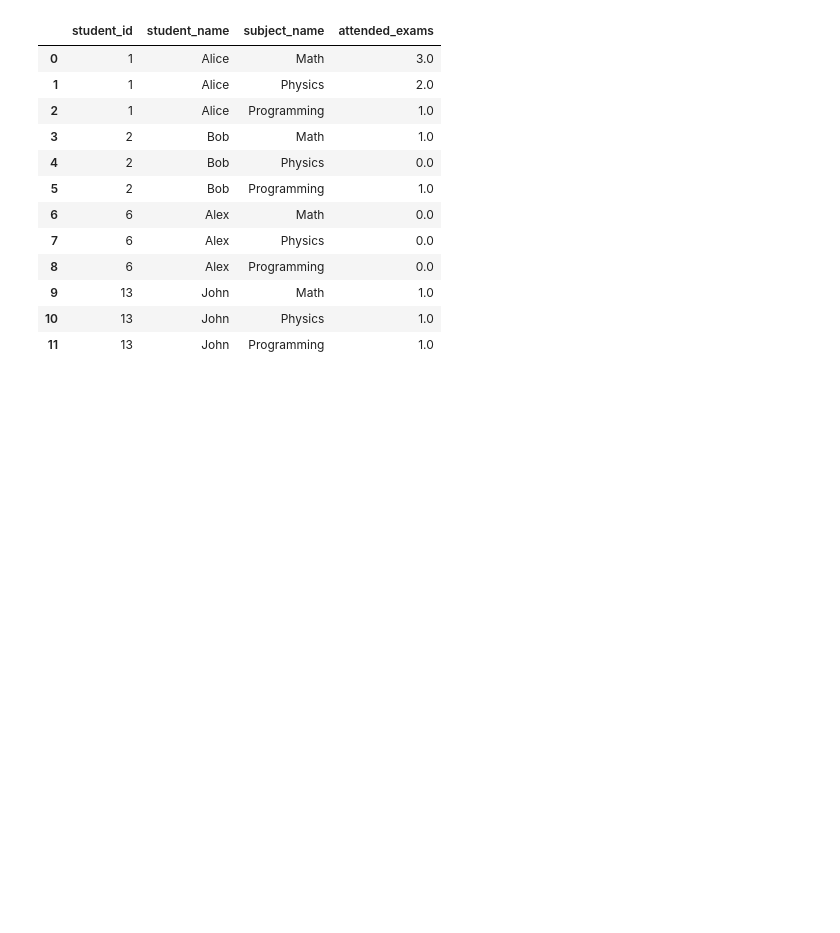
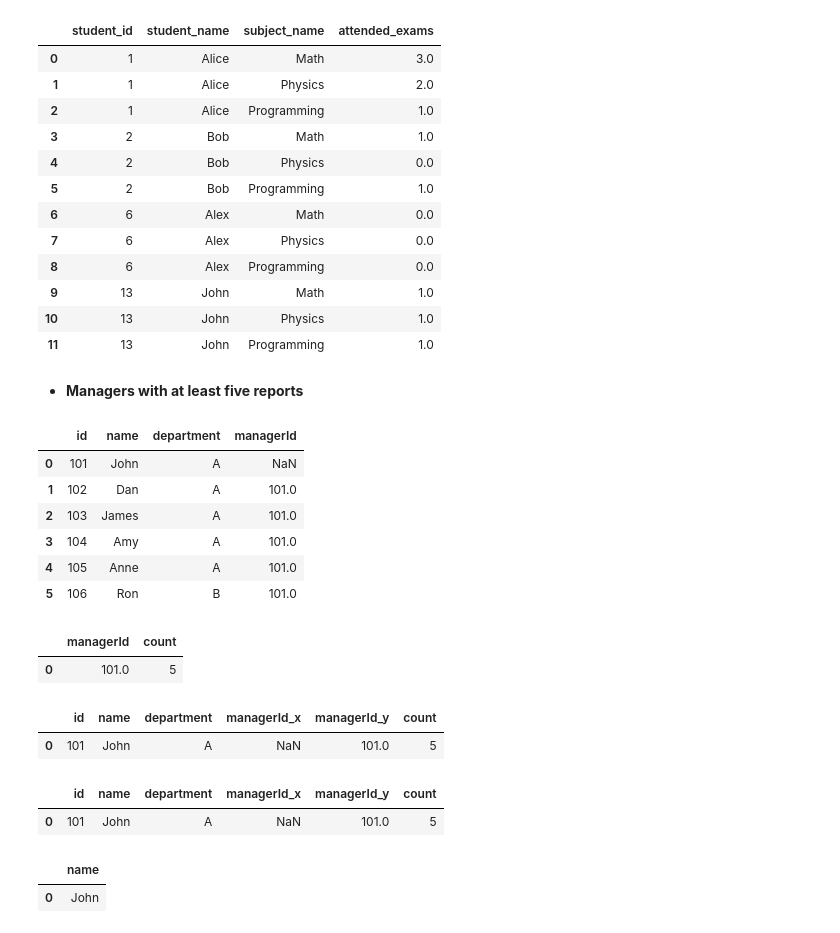
Before and after one commit to ShahriarHA/The-Pandas--Playground, a Jupyter notebook: leetCode4.ipynb, the cells around one changed output. Drawn from its saved outputs; the diff is of its cells as text; code cells hidden in the pictures; blank space fills up the shorter version.

Commit message:
Managers with at least five reports --leetcode(DataIntegration_done)

```diff
--- a/leetCode4.ipynb
+++ b/leetCode4.ipynb
@@ -297,3 +297,21 @@ res
 | 9 | 13 | John | Math | 1.0 |
 | 10 | 13 | John | Physics | 1.0 |
 | 11 | 13 | John | Programming | 1.0 |
+# %% [markdown]
+- **Managers with at least five reports**
+# %%
+employee = pd.DataFrame({
+    'id': [101, 102, 103, 104, 105, 106],
+    'name': ['John', 'Dan', 'James', 'Amy', 'Anne', 'Ron'],
+    'department': ['A', 'A', 'A', 'A', 'A', 'B'],
+    'managerId': [np.nan, 101, 101, 101, 101, 101]
+})
+employee
+# %% [output]
+|  | id | name | department | managerId |
+| 0 | 101 | John | A | NaN |
+| 1 | 102 | Dan | A | 101.0 |
+| 2 | 103 | James | A | 101.0 |
+| 3 | 104 | Amy | A | 101.0 |
+| 4 | 105 | Anne | A | 101.0 |
+| 5 | 106 | Ron | B | 101.0 |
@@ -299,0 +320,11 @@ res
+# %%
+managers
+# %% [output]
+|  | managerId | count |
+| 0 | 101.0 | 5 |
+# %%
+res_em = pd.merge(employee,managers,left_on="id",right_on="managerId",how="inner")
+res_em
+# %% [output]
+|  | id | name | department | managerId_x | managerId_y | count |
+| 0 | 101 | John | A | NaN | 101.0 | 5 |
@@ -299,0 +334,10 @@ res
+# %%
+res_col
+# %% [output]
+|  | id | name | department | managerId_x | managerId_y | count |
+| 0 | 101 | John | A | NaN | 101.0 | 5 |
+# %%
+pd.DataFrame({"name":res_col.name})
+# %% [output]
+|  | name |
+| 0 | John |
```
Also changed, not shown: parts of 2 cells of this notebook.
